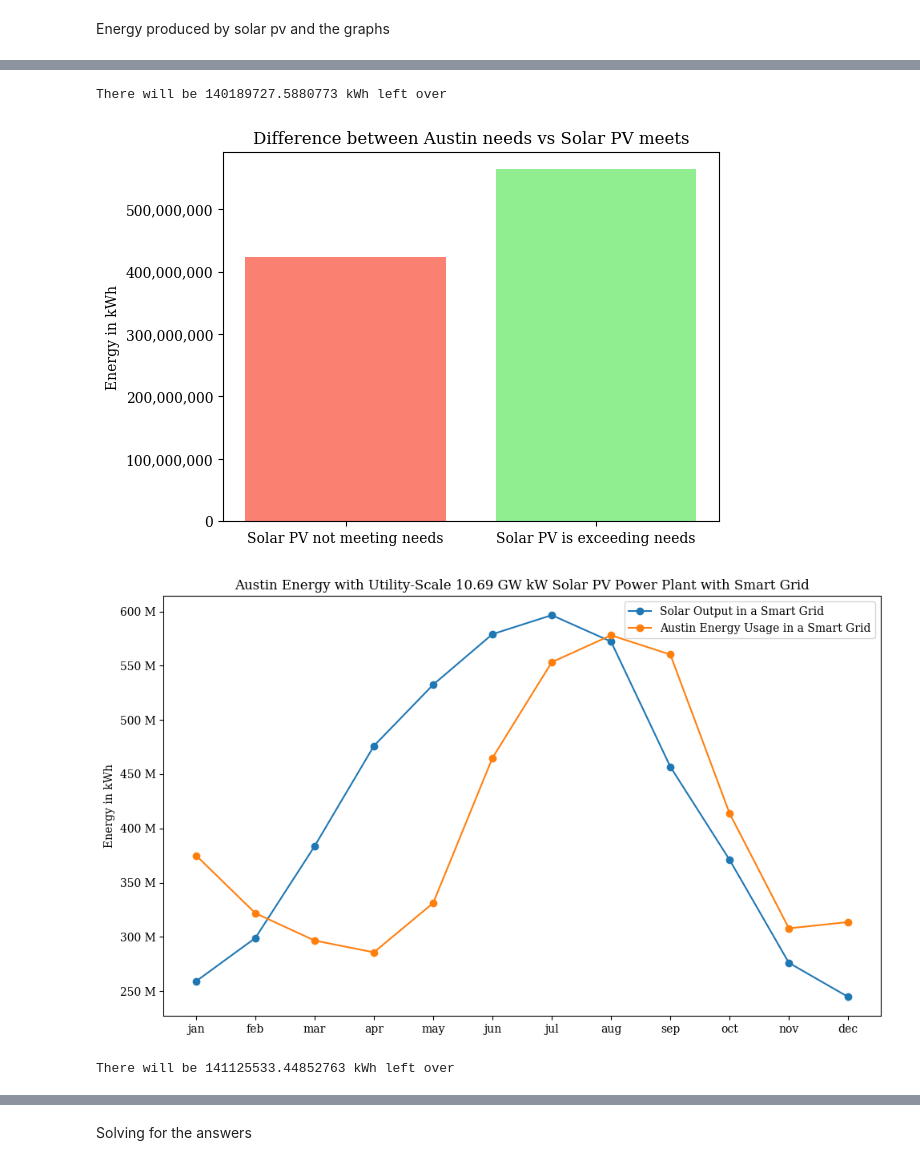
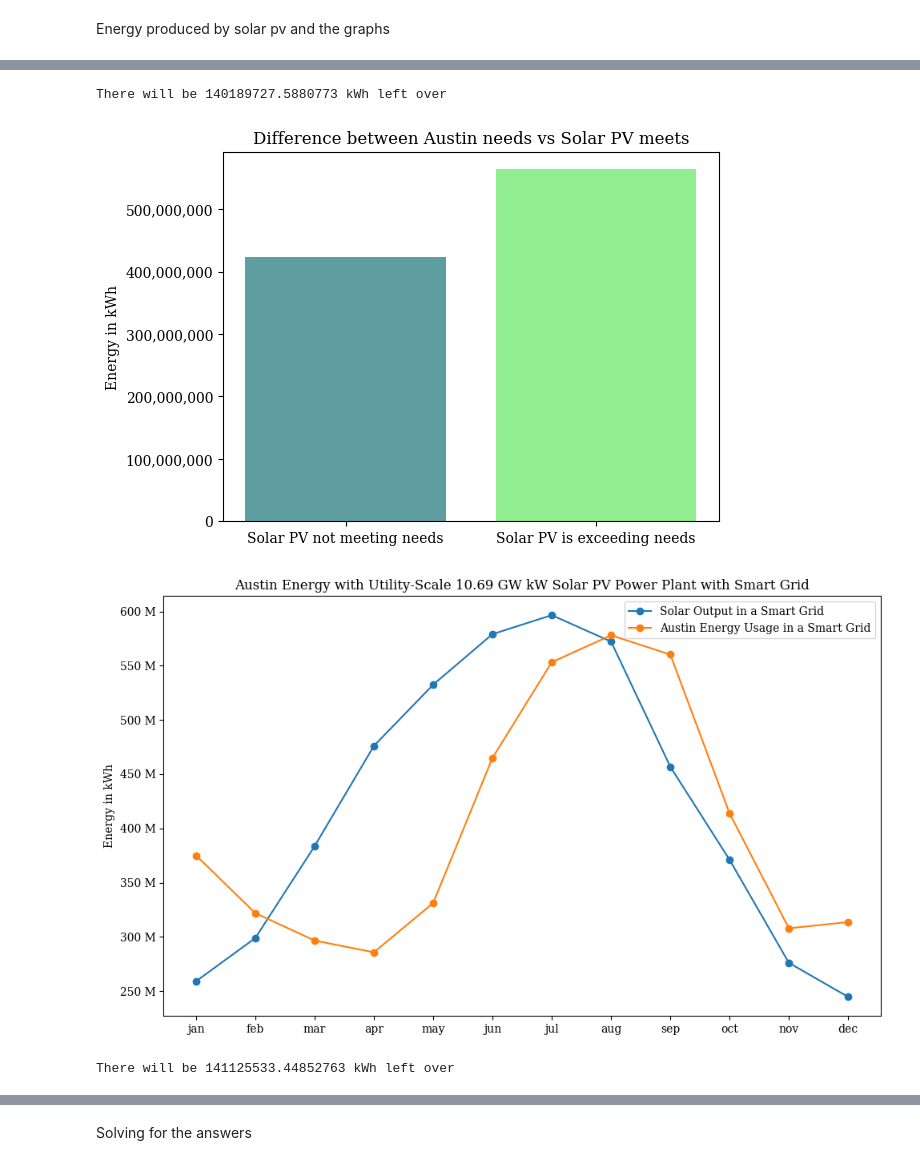
Before and after one commit to kavyasharma08/Analyzing-Solar-Photovoltaics-and-Smart-Grids-as-Sustainable-Energy-Solutions-Code, a Jupyter notebook: Austin's Code.ipynb, the cells around one changed output, grey strips where cells are left out. Saved outputs shown, nothing was run; the diff lists cells and outputs as text; code cells hidden in the pictures.

```diff
--- a/Austin's Code.ipynb
+++ b/Austin's Code.ipynb
@@ -196,7 +196,7 @@ if annual_avg_GHI >= 4.5:
 
   fig, ax = plt.subplots()
   ax.bar(categories, values)
-  ax.bar(categories, values, color=['salmon', 'lightgreen'])
+  ax.bar(categories, values, color=['cadetblue', 'lightgreen'])
 
   ax.yaxis.set_major_formatter(ticker.FuncFormatter(format_large_numbers))
   ax.set_title('Difference between Austin needs vs Solar PV meets')
@@ -279,34 +279,34 @@ if annual_avg_GHI >= 4.5:
 
   def format_large_numbers(value, tick_number):
       return "{:,}".format(int(value))
 
   categories = ["Solar PV not meeting needs", "Solar PV is exceeding needs"]
   positive_reduced = 0
   negative_reduced = 0
   for diff in differences_reduced:
       if diff < 0:
           negative_reduced += diff
       elif diff > 0:
           positive_reduced += diff
 
   battery_efficiency_reduced = (1-((1-battery_efficiency) * 0.9))
   battery_output_with_efficiency_reduced = positive_reduced * battery_efficiency_reduced
   if battery_output_with_efficiency_reduced >= abs(negative_reduced):
       print(f"There will be {battery_output_with_efficiency_reduced - abs(negative_reduced)} kWh left over")
   else:
       print("There will not be enough to meet the demand.")
 
   values_reduced = [abs(negative_reduced), battery_output_with_efficiency_reduced]
 
   fig, ax = plt.subplots()
-  ax.bar(categories, values_reduced, color=['salmon', 'lightgreen'])
+  ax.bar(categories, values_reduced, color=['cadetblue', 'lightgreen'])
   ax.yaxis.set_major_formatter(ticker.FuncFormatter(format_large_numbers))
   ax.set_title('Difference between Austin Needs vs Solar PV with Smart Grid')
   ax.set_ylabel('Energy in kWh')
   plt.show()
 # %% [output]
 [figure]
 There will be 140189727.5880773 kWh left over
-[figure, old version]
+[figure, new version]
 [figure]
 There will be 141125533.44852763 kWh left over
```
Also changed, not shown: parts of 1 cell of this notebook.
